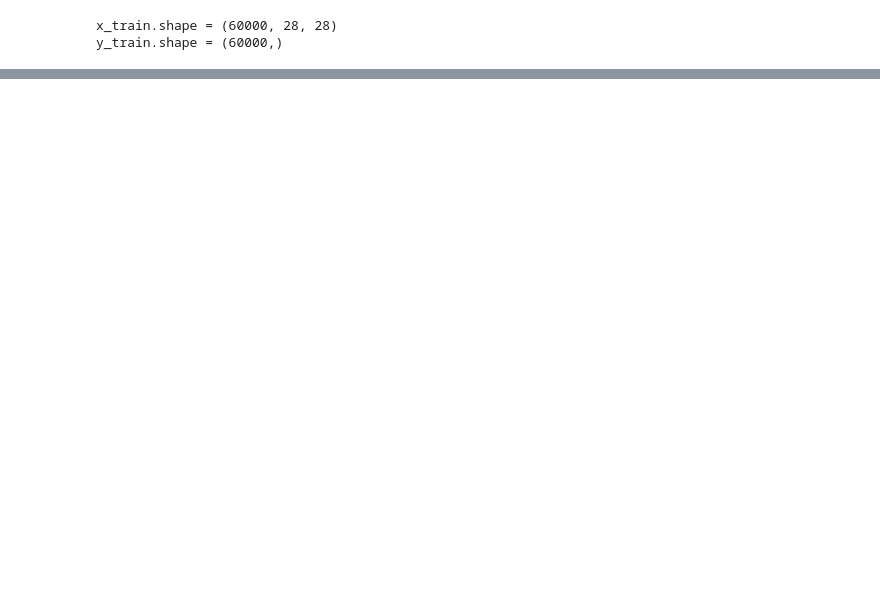
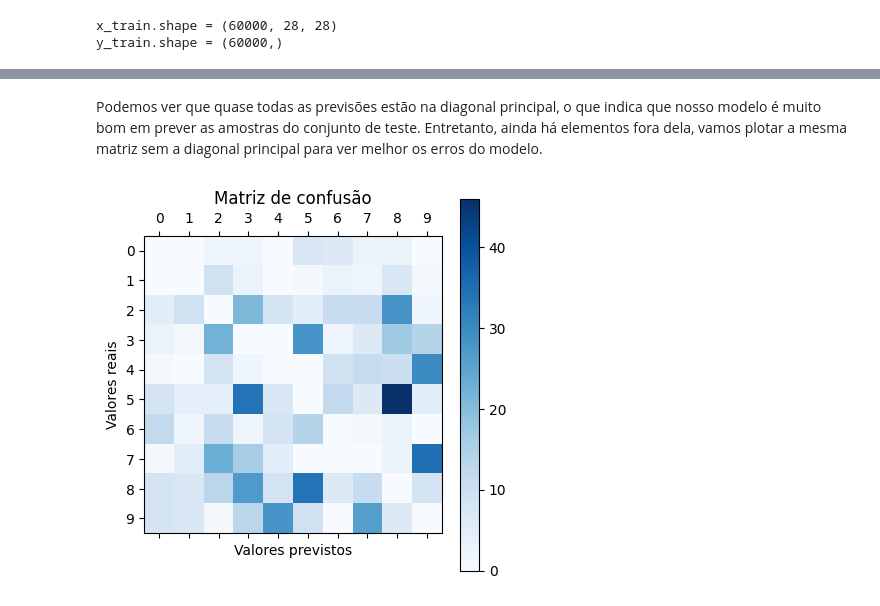
Before and after one commit to salocinrevenge/AlgeLin-ML, a Jupyter notebook: tarefa3.ipynb, the cells around one changed output, grey strips where cells are left out. Drawn from its saved outputs; the diff is of its cells as text; code cells hidden in the pictures; blank space fills up the shorter version.

```diff
--- a/tarefa3.ipynb
+++ b/tarefa3.ipynb
@@ -480,7 +521,7 @@ for i in range(100):
     loss.backward()
     optimizer.step()
 
-    if i % 2 == 0:
+    if i % 10 == 0:
         model.eval()
         y_pred = model(X_train)
 
@@ -495,6 +536,6 @@ for i in range(100):
 # Avaliação
 model.eval()
 y_pred = model(X_test)
-acc = torch.mean((torch.argmax(y_pred, dim=1) == y_test).float())
+acc = torch.mean((torch.argmax(y_pred, dim=1) == y_test.reshape(y_test.shape[0])).float())
 print(f"Acurácia do modelo no teste: {acc * 100:.2f}%")
 # %% [output]
@@ -504,0 +621,20 @@ TypeError: mean() received an invalid combination of arguments - got (dtype=None
+# %%
+# apresenta a matriz de confusão
+from sklearn.metrics import confusion_matrix
+
+y_pred = torch.argmax(model(X_test), dim=1).numpy()
+
+# Calcula a matriz de confusão
+cm = confusion_matrix(y_test, y_pred)
+
+# Mostra a matriz de confusão
+plt.matshow(cm, cmap=plt.cm.Blues)
+plt.colorbar()
+plt.xlabel("Valores previstos")
+plt.ylabel("Valores reais")
+plt.title("Matriz de confusão")
+plt.xticks(np.arange(0, 10))
+plt.yticks(np.arange(0, 10))
+plt.show()
+
+print(cm)
@@ -504,0 +653,18 @@ TypeError: mean() received an invalid combination of arguments - got (dtype=None
+# %% [markdown]
+Podemos ver que quase todas as previsões estão na diagonal principal, o que indica que nosso modelo é muito bom em prever as amostras do conjunto de teste. Entretanto, ainda há elementos fora dela, vamos plotar a mesma matriz sem a diagonal principal para ver melhor os erros do modelo.
+# %%
+# zera a diagonal principal da cm
+cm_mod = cm.copy()
+np.fill_diagonal(cm_mod, 0)
+
+# Mostra a matriz de confusão
+plt.matshow(cm_mod, cmap=plt.cm.Blues)
+plt.colorbar()
+plt.xlabel("Valores previstos")
+plt.ylabel("Valores reais")
+plt.title("Matriz de confusão")
+plt.xticks(np.arange(0, 10))
+plt.yticks(np.arange(0, 10))
+plt.show()
+# %% [output]
+[figure, added]
```
Also changed, not shown: parts of 24 cells of this notebook.
